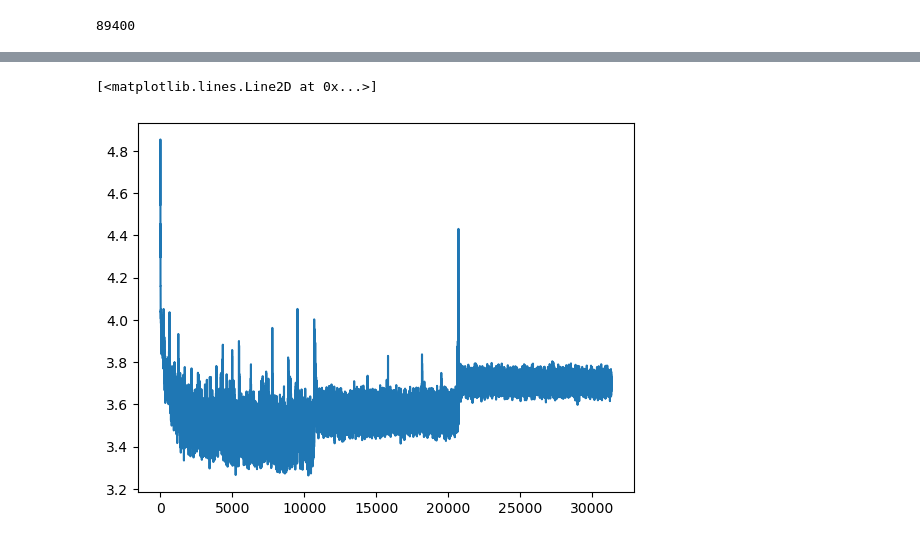
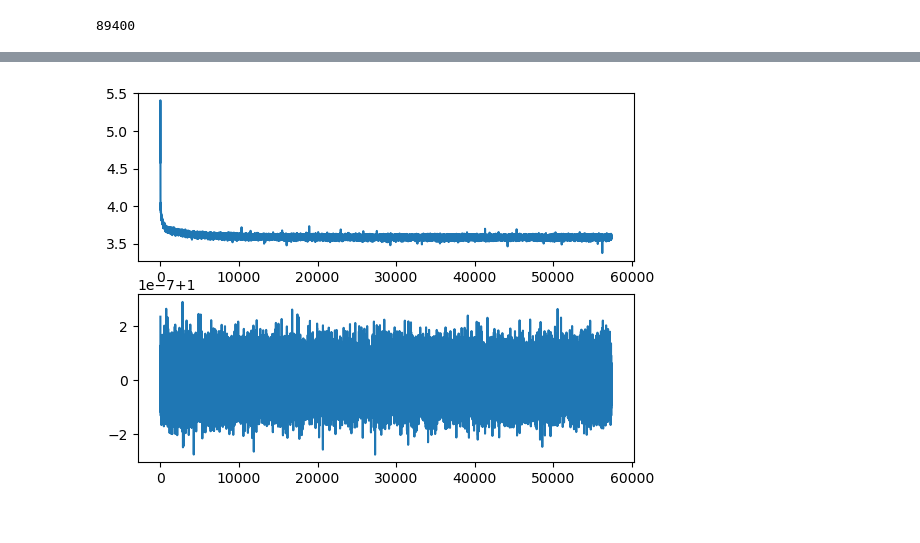
Before and after one commit to JorgeVanco/image-generator, a Jupyter notebook: src/play.ipynb, the cells around one changed output, grey strips where cells are left out. Saved outputs shown, nothing was run; the diff lists cells and outputs as text; code cells hidden in the pictures.

Commit message:
train.py works

```diff
--- a/src/play.ipynb
+++ b/src/play.ipynb
@@ -35,11 +53,25 @@ dataloader = DataLoader(subset, batch_size=4, shuffle=True, num_workers=0)
 # %%
 from torch.optim import Adam
+from torch.optim.lr_scheduler import ExponentialLR
 from torch.nn import MSELoss
 optimizer = Adam(autoencoder.parameters(), lr=0.01)
+scheduler = ExponentialLR(optimizer, gamma=0.9)
+# %%
+
+def get_gradient_norm(model):
+    total_norm = 0.0
+    for p in model.parameters():
+        if p.grad is not None:
+            param_norm = p.grad.data.norm(2)
+            total_norm += param_norm.item() ** 2
+    total_norm = total_norm ** 0.5
+    return total_norm
 # %%
-def train_loop(dataloader, model, loss_fn, optimizer, epochs=5):
+def train_loop(dataloader, model, loss_fn, optimizer, epochs=5) -> tuple[list, list]:
+    model.train()
     size = len(dataloader.dataset)
     losses = []
+    gradients = []
     try:
         for epoch in range(epochs):
             print(f"Epoch {epoch+1}\n-------------------------------")
@@ -51,18 +83,23 @@ def train_loop(dataloader, model, loss_fn, optimizer, epochs=5):
                 # Backpropagation
                 optimizer.zero_grad()
                 loss.backward()
+
+                torch.nn.utils.clip_grad_norm_(model.parameters(), 1)
                 optimizer.step()
 
+
+                gradients.append(get_gradient_norm(model))
                 losses.append(loss.item())
-                if batch % 4 == 0:
+                if batch % 32 == 0:
                     loss, current = loss.item(), batch * len(X)
                     print(f"loss: {loss:>7f}  [{current:>5d}/{size:>5d}]")
+            scheduler.step()
     except KeyboardInterrupt:
         pass
 
-    return losses
+    return losses, gradients
 # %%
-losses = train_loop(dataloader, autoencoder, MSELoss(), optimizer, epochs=30000)
+losses, gradients = train_loop(dataloader, autoencoder, MSELoss(), optimizer, epochs=1)
 # %% [output]
 Epoch 1
 -------------------------------
@@ -84,9 +106,11 @@ loss
 # %%
 import matplotlib.pyplot as plt
-plt.plot(torch.log10(torch.tensor(losses)))
+fig, axes = plt.subplots(2)
+axes[0].plot(torch.log10(torch.tensor(losses)))
+axes[1].plot(gradients)
+plt.show()
 # %% [output]
-[<matplotlib.lines.Line2D at 0x...>]
-[figure, old version]
+[figure, new version]
 # %%
 dataset[0][0]
 from torchvision.utils import make_grid
```
Also changed, not shown: parts of 7 cells of this notebook, 7 other files.
